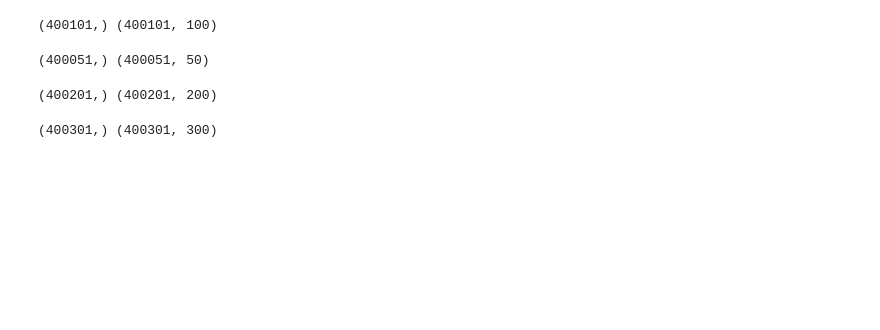
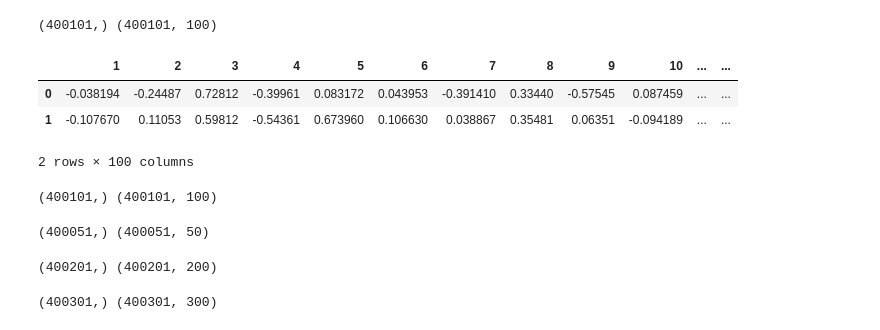
Before and after one commit to elkhand/QuoraDuplicates, a Jupyter notebook: MungeGlove.ipynb, the cells around one changed output. Saved outputs shown, nothing was run; the diff lists cells and outputs as text; code cells hidden in the pictures; blank space fills up the shorter version.

```diff
--- a/MungeGlove.ipynb
+++ b/MungeGlove.ipynb
@@ -13,6 +13,17 @@ def munge_gl(gl):
     gl_vocab_index.index = gl_vocab.values
     print gl_vocab.shape, gl.shape
 
-    return gl_vocab
+    return gl_vocab, gl
+# %%
+glvocab_100, gl = munge_gl(glove100)
+# %% [output]
+(400101,) (400101, 100)
+# %%
+gl.head(2)
+# %% [output]
+|  | 1 | 2 | 3 | 4 | 5 | 6 | 7 | 8 | 9 | 10 | ... | ... |
+| 0 | -0.038194 | -0.24487 | 0.72812 | -0.39961 | 0.083172 | 0.043953 | -0.391410 | 0.33440 | -0.57545 | 0.087459 | ... | ... |
+| 1 | -0.107670 | 0.11053 | 0.59812 | -0.54361 | 0.673960 | 0.106630 | 0.038867 | 0.35481 | 0.06351 | -0.094189 | ... | ... |
+2 rows × 100 columns
 # %%
 glove100 = pd.read_csv('glove/glove.6B.100d.txt', sep='\s', header=None)
```
Also changed, not shown: parts of 4 cells of this notebook, 1 other file.
